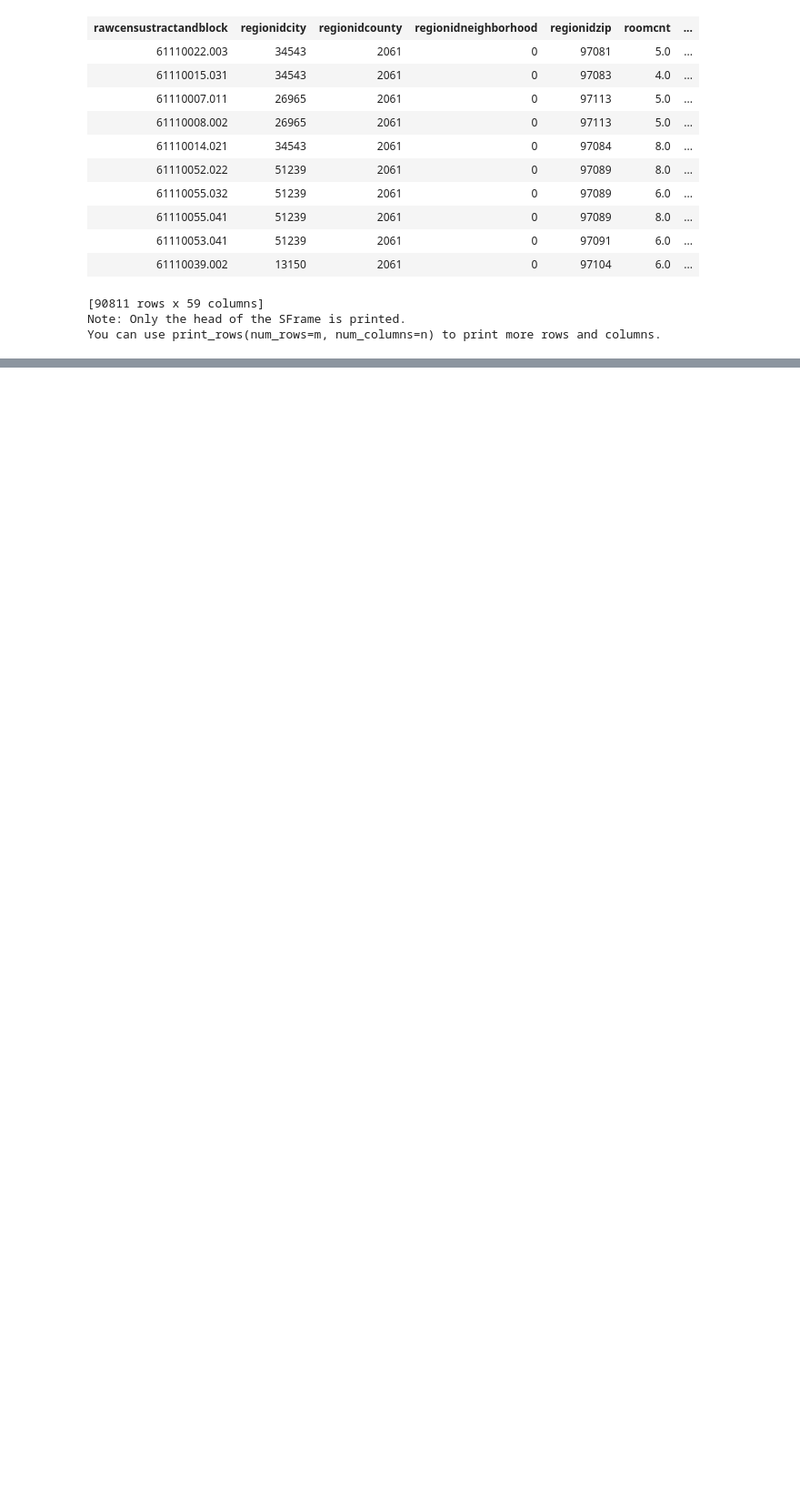
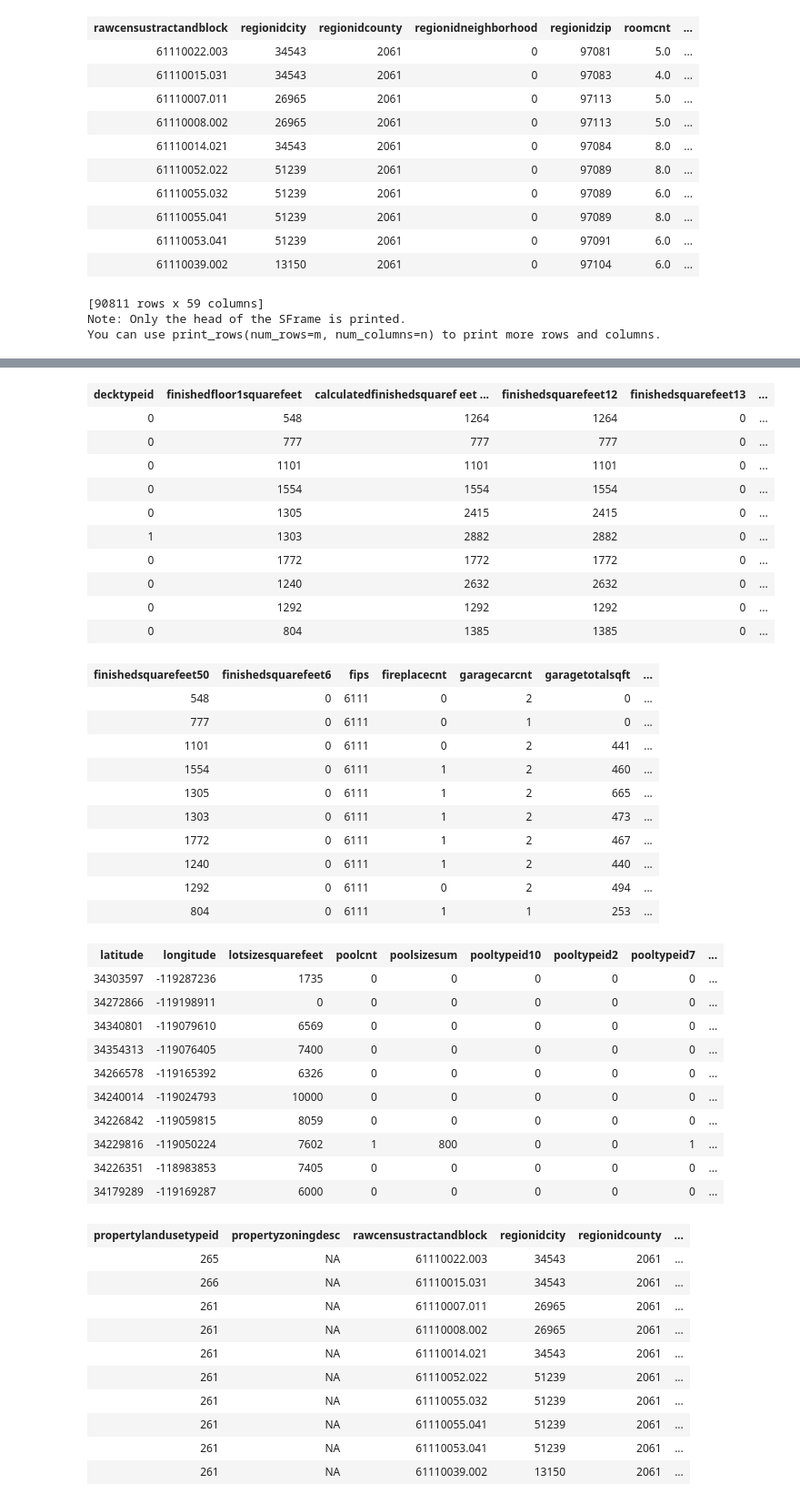
Before and after one commit to harleyjj/seoul_machine_learning, a Jupyter notebook: week1/ZillowExploration.ipynb, the cells around one changed output, grey strips where cells are left out. Shown at 91% size. Cells and saved outputs as stored; diff of their text form; code cells hidden in the pictures; blank space fills up the shorter version.

```diff
--- a/week1/ZillowExploration.ipynb
+++ b/week1/ZillowExploration.ipynb
@@ -245 +250,21 @@ Canvas is accessible via web browser at the URL: http://localhost:50872/index.ht
 Opening Canvas in default web browser.
+# %%
+b = features_plus_error['bathroomcnt']
+c = features_plus_error['calculatedbathnbr']
+f = features_plus_error['fullbathcnt']
+t = features_plus_error['threequarterbathnbr']
+
+def merge_baths(b, c, f, t):
+    data = []
+    for i in range(b.size()):
+        if b[i] == -1:
+            hi = max(b[i], c[i], (f[i] + 0.75*t[i]))
+            if hi > 0:
+                data.append(hi)
+            else:
+                data.append(-1)
+        else:
+            data.append(max(b[i], c[i], (f[i] + 0.75*t[i])))
+    return graphlab.SArray(data=data,dtype=float)
+
+features_plus_error['bathroomcnt'] = merge_baths(b, c, f, t)
@@ -245,0 +343,3 @@ Opening Canvas in default web browser.
+# %%
+features_plus_error.remove_column('fullbathcnt')
+# %% [output]
@@ -245,0 +357,44 @@ Opening Canvas in default web browser.
+| decktypeid | finishedfloor1squarefeet | calculatedfinishedsquaref eet ... | finishedsquarefeet12 | finishedsquarefeet13 | ... |
+| 0 | 548 | 1264 | 1264 | 0 | ... |
+| 0 | 777 | 777 | 777 | 0 | ... |
+| 0 | 1101 | 1101 | 1101 | 0 | ... |
+| 0 | 1554 | 1554 | 1554 | 0 | ... |
+| 0 | 1305 | 2415 | 2415 | 0 | ... |
+| 1 | 1303 | 2882 | 2882 | 0 | ... |
+| 0 | 1772 | 1772 | 1772 | 0 | ... |
+| 0 | 1240 | 2632 | 2632 | 0 | ... |
+| 0 | 1292 | 1292 | 1292 | 0 | ... |
+| 0 | 804 | 1385 | 1385 | 0 | ... |
+| finishedsquarefeet50 | finishedsquarefeet6 | fips | fireplacecnt | garagecarcnt | garagetotalsqft | ... |
+| 548 | 0 | 6111 | 0 | 2 | 0 | ... |
+| 777 | 0 | 6111 | 0 | 1 | 0 | ... |
+| 1101 | 0 | 6111 | 0 | 2 | 441 | ... |
+| 1554 | 0 | 6111 | 1 | 2 | 460 | ... |
+| 1305 | 0 | 6111 | 1 | 2 | 665 | ... |
+| 1303 | 0 | 6111 | 1 | 2 | 473 | ... |
+| 1772 | 0 | 6111 | 1 | 2 | 467 | ... |
+| 1240 | 0 | 6111 | 1 | 2 | 440 | ... |
+| 1292 | 0 | 6111 | 0 | 2 | 494 | ... |
+| 804 | 0 | 6111 | 1 | 1 | 253 | ... |
+| latitude | longitude | lotsizesquarefeet | poolcnt | poolsizesum | pooltypeid10 | pooltypeid2 | pooltypeid7 | ... |
+| 34303597 | -119287236 | 1735 | 0 | 0 | 0 | 0 | 0 | ... |
+| 34272866 | -119198911 | 0 | 0 | 0 | 0 | 0 | 0 | ... |
+| 34340801 | -119079610 | 6569 | 0 | 0 | 0 | 0 | 0 | ... |
+| 34354313 | -119076405 | 7400 | 0 | 0 | 0 | 0 | 0 | ... |
+| 34266578 | -119165392 | 6326 | 0 | 0 | 0 | 0 | 0 | ... |
+| 34240014 | -119024793 | 10000 | 0 | 0 | 0 | 0 | 0 | ... |
+| 34226842 | -119059815 | 8059 | 0 | 0 | 0 | 0 | 0 | ... |
+| 34229816 | -119050224 | 7602 | 1 | 800 | 0 | 0 | 1 | ... |
+| 34226351 | -118983853 | 7405 | 0 | 0 | 0 | 0 | 0 | ... |
+| 34179289 | -119169287 | 6000 | 0 | 0 | 0 | 0 | 0 | ... |
+| propertylandusetypeid | propertyzoningdesc | rawcensustractandblock | regionidcity | regionidcounty | ... |
+| 265 | NA | 61110022.003 | 34543 | 2061 | ... |
+| 266 | NA | 61110015.031 | 34543 | 2061 | ... |
+| 261 | NA | 61110007.011 | 26965 | 2061 | ... |
+| 261 | NA | 61110008.002 | 26965 | 2061 | ... |
+| 261 | NA | 61110014.021 | 34543 | 2061 | ... |
+| 261 | NA | 61110052.022 | 51239 | 2061 | ... |
+| 261 | NA | 61110055.032 | 51239 | 2061 | ... |
+| 261 | NA | 61110055.041 | 51239 | 2061 | ... |
+| 261 | NA | 61110053.041 | 51239 | 2061 | ... |
+| 261 | NA | 61110039.002 | 13150 | 2061 | ... |
```
Also changed, not shown: parts of 20 cells of this notebook, 1 other file.
